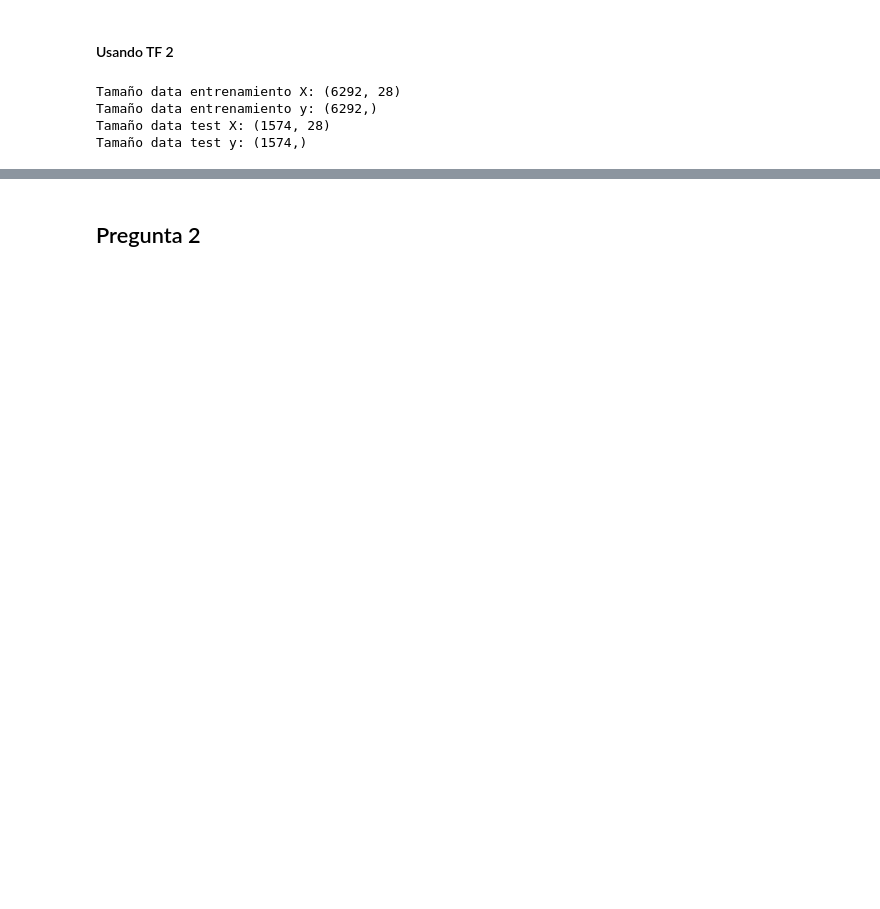
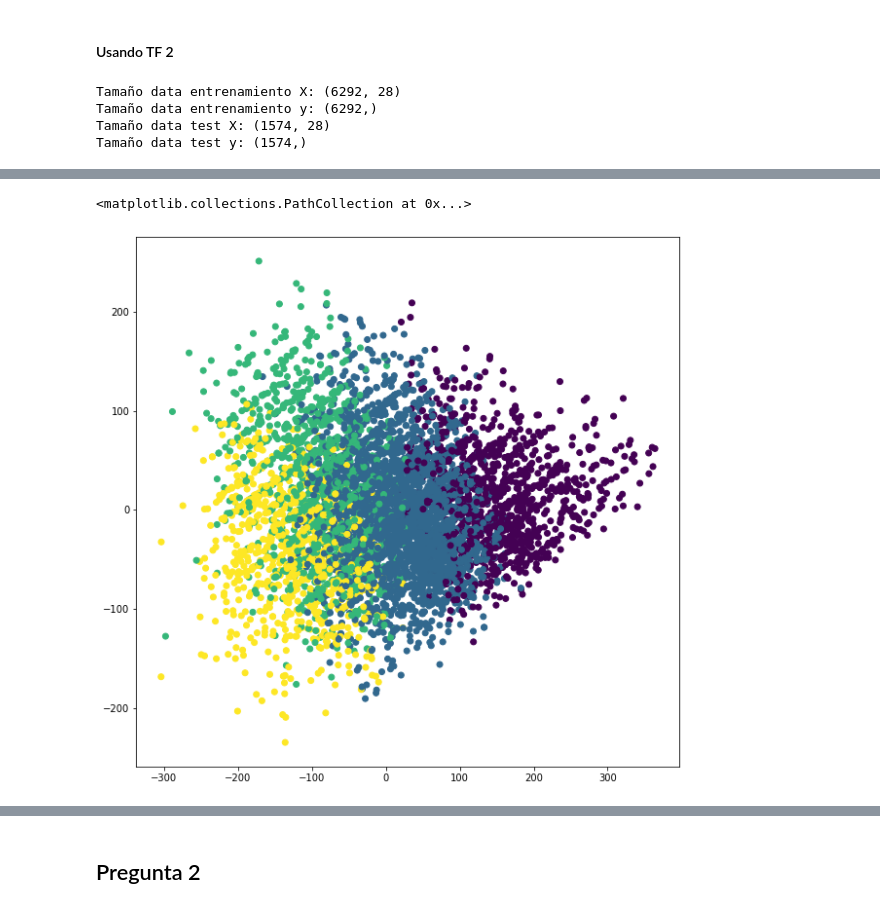
Before and after one commit to joseortegalabra/MLBI, a Jupyter notebook: Tarea1_MLBI_José_Ignacio_Ortega_Labra.ipynb, the cells around one changed output, grey strips where cells are left out. Drawn from its saved outputs; the diff is of its cells as text; code cells hidden in the pictures; blank space fills up the shorter version.

```diff
--- a/Tarea1_MLBI_José_Ignacio_Ortega_Labra.ipynb
+++ b/Tarea1_MLBI_José_Ignacio_Ortega_Labra.ipynb
@@ -297,0 +456,4 @@ SyntaxError: ignored
+# %%
+#predicciones de clases
+y_train_predict = model_lr.predict_classes(X_train)
+y_test_predict = model_lr.predict_classes(X_test)
@@ -297,0 +503,7 @@ SyntaxError: ignored
+# %%
+#gráfico con predicciones
+fig = plt.figure(figsize=(10,10))
+plt.scatter(X_train_2d[:,0], X_train_2d[:,1], c=y_train_predict)
+# %% [output]
+<matplotlib.collections.PathCollection at 0x...>
+[figure, added]
```
Also changed, not shown: parts of 61 cells of this notebook.
